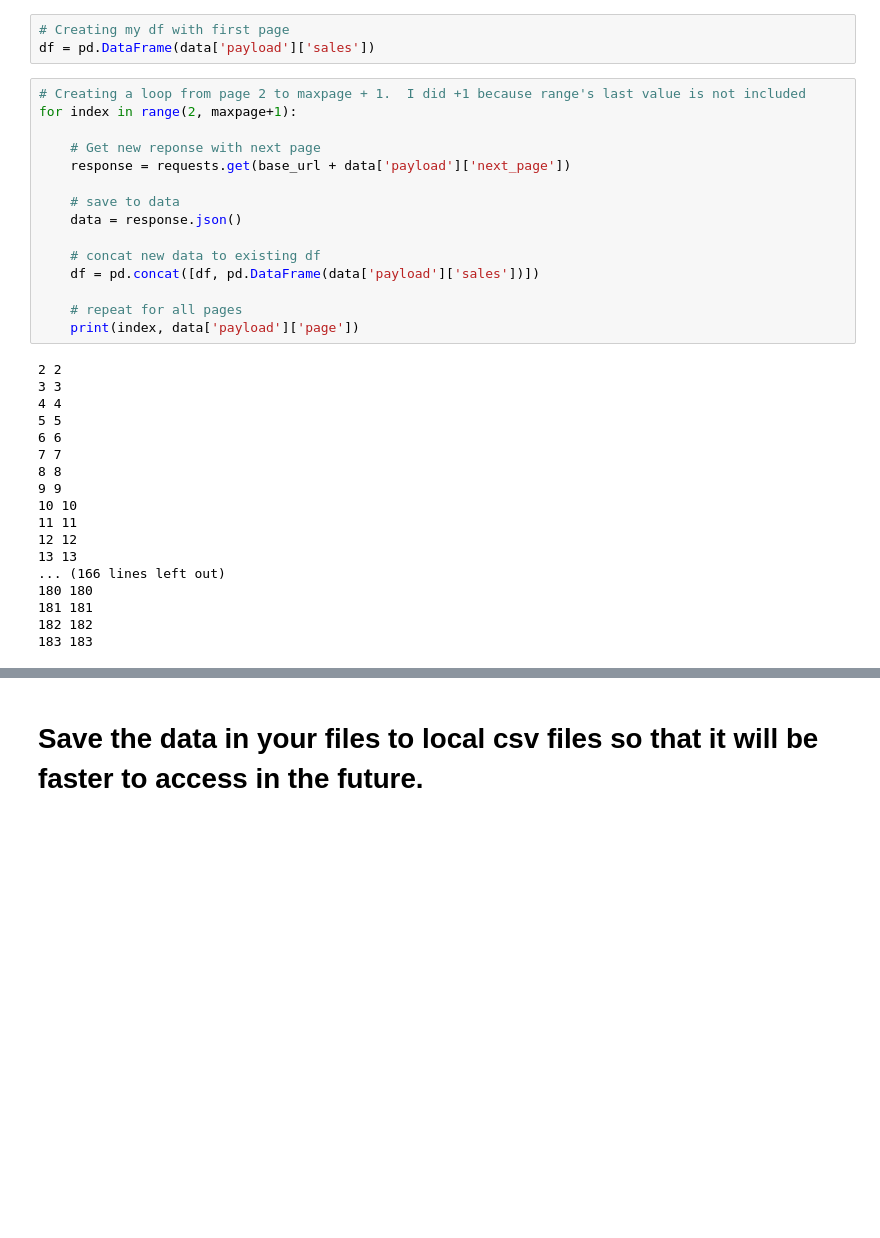
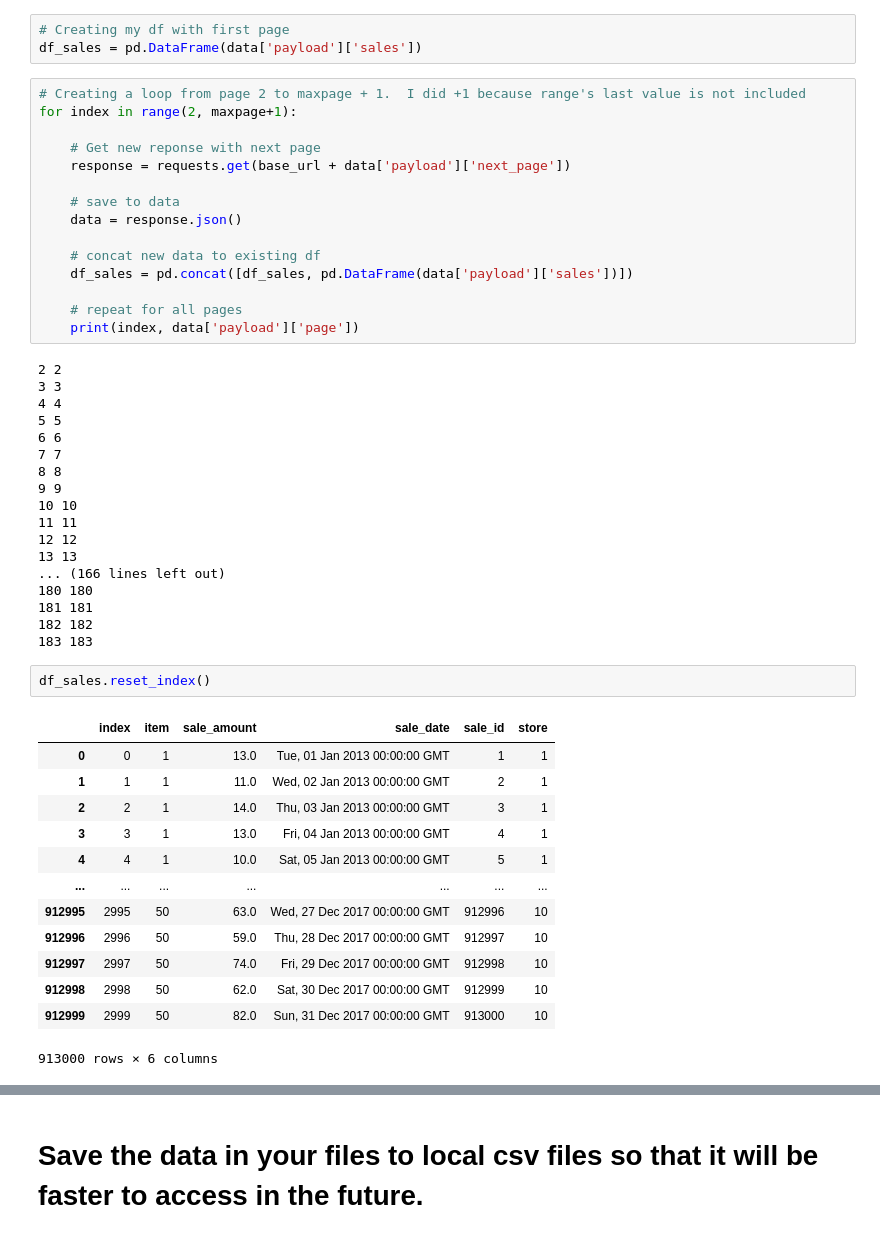
Before and after one commit to joshuamchavez2/time-series-analysis, a Jupyter notebook: Data Acquistion.ipynb, the cells around one changed output, grey strips where cells are left out. Saved outputs shown, nothing was run; the diff lists cells and outputs as text; blank space fills up the shorter version.

```diff
--- a/Data Acquistion.ipynb
+++ b/Data Acquistion.ipynb
@@ -181,7 +209,7 @@ data = response.json()
 maxpage = data['payload']['max_page']
 # %%
 # Creating my df with first page
-df = pd.DataFrame(data['payload']['sales'])
+df_sales = pd.DataFrame(data['payload']['sales'])
 # %%
 # Creating a loop from page 2 to maxpage + 1.  I did +1 because range's last value is not included
 for index in range(2, maxpage+1):
@@ -193,7 +221,7 @@ for index in range(2, maxpage+1):
     data = response.json()
 
     # concat new data to existing df
-    df = pd.concat([df, pd.DataFrame(data['payload']['sales'])])
+    df_sales = pd.concat([df_sales, pd.DataFrame(data['payload']['sales'])])
 
     # repeat for all pages
     print(index, data['payload']['page'])
@@ -215,3 +243,19 @@ for index in range(2, maxpage+1):
 181 181
 182 182
 183 183
+# %%
+df_sales.reset_index()
+# %% [output]
+|  | index | item | sale_amount | sale_date | sale_id | store |
+| 0 | 0 | 1 | 13.0 | Tue, 01 Jan 2013 00:00:00 GMT | 1 | 1 |
+| 1 | 1 | 1 | 11.0 | Wed, 02 Jan 2013 00:00:00 GMT | 2 | 1 |
+| 2 | 2 | 1 | 14.0 | Thu, 03 Jan 2013 00:00:00 GMT | 3 | 1 |
+| 3 | 3 | 1 | 13.0 | Fri, 04 Jan 2013 00:00:00 GMT | 4 | 1 |
+| 4 | 4 | 1 | 10.0 | Sat, 05 Jan 2013 00:00:00 GMT | 5 | 1 |
+| ... | ... | ... | ... | ... | ... | ... |
+| 912995 | 2995 | 50 | 63.0 | Wed, 27 Dec 2017 00:00:00 GMT | 912996 | 10 |
+| 912996 | 2996 | 50 | 59.0 | Thu, 28 Dec 2017 00:00:00 GMT | 912997 | 10 |
+| 912997 | 2997 | 50 | 74.0 | Fri, 29 Dec 2017 00:00:00 GMT | 912998 | 10 |
+| 912998 | 2998 | 50 | 62.0 | Sat, 30 Dec 2017 00:00:00 GMT | 912999 | 10 |
+| 912999 | 2999 | 50 | 82.0 | Sun, 31 Dec 2017 00:00:00 GMT | 913000 | 10 |
+913000 rows × 6 columns
```
Also changed, not shown: parts of 21 cells of this notebook, 2 other files.
